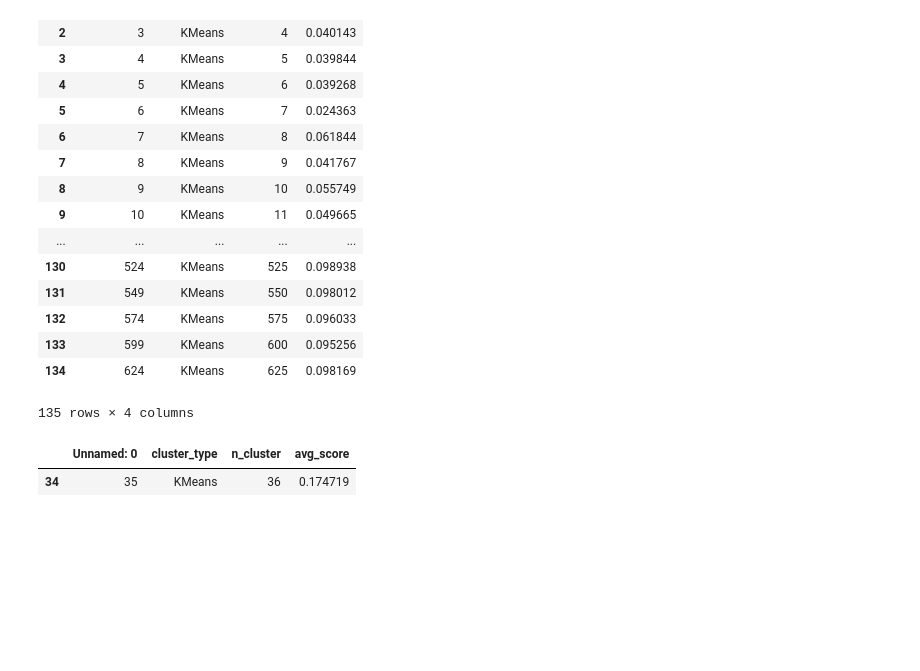
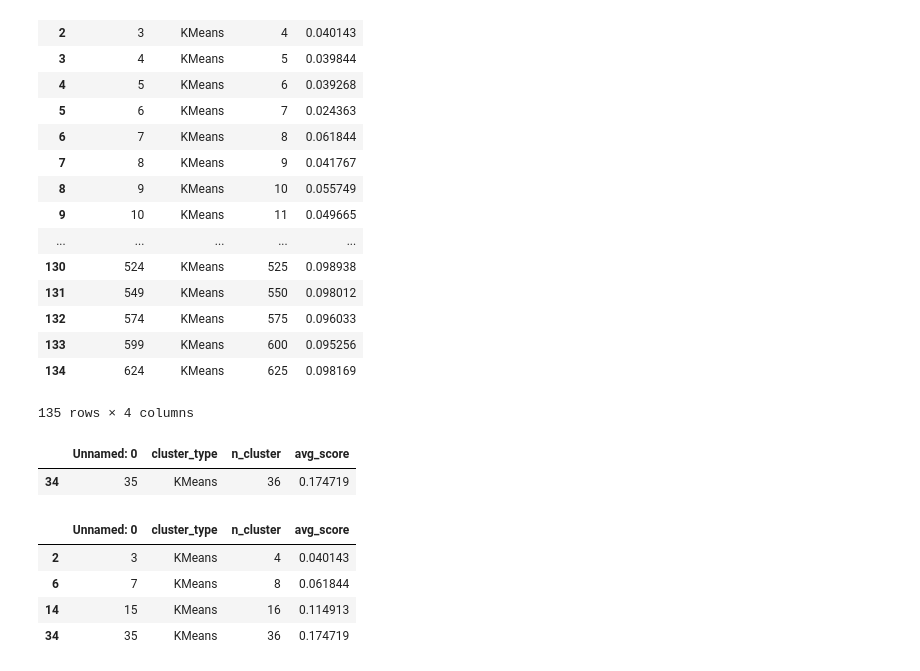
Before and after one commit to AlessandroVol23/kdd-cup-2019, a Jupyter notebook: notebooks/110_LN_kmeans.ipynb, the cells around one changed output. Saved outputs shown, nothing was run; the diff lists cells and outputs as text; code cells hidden in the pictures; blank space fills up the shorter version.

```diff
--- a/notebooks/110_LN_kmeans.ipynb
+++ b/notebooks/110_LN_kmeans.ipynb
@@ -211,3 +337,12 @@ df_scores[df_scores.avg_score == df_scores['avg_score'].max()]
 # %% [output]
 |  | Unnamed: 0 | cluster_type | n_cluster | avg_score |
 | 34 | 35 | KMeans | 36 | 0.174719 |
+# %%
+df_a = df_scores.loc[[2,  6, 14, 34], :]
+df_a
+# %% [output]
+|  | Unnamed: 0 | cluster_type | n_cluster | avg_score |
+| 2 | 3 | KMeans | 4 | 0.040143 |
+| 6 | 7 | KMeans | 8 | 0.061844 |
+| 14 | 15 | KMeans | 16 | 0.114913 |
+| 34 | 35 | KMeans | 36 | 0.174719 |
```
Also changed, not shown: parts of 41 cells of this notebook, 11 other files.
